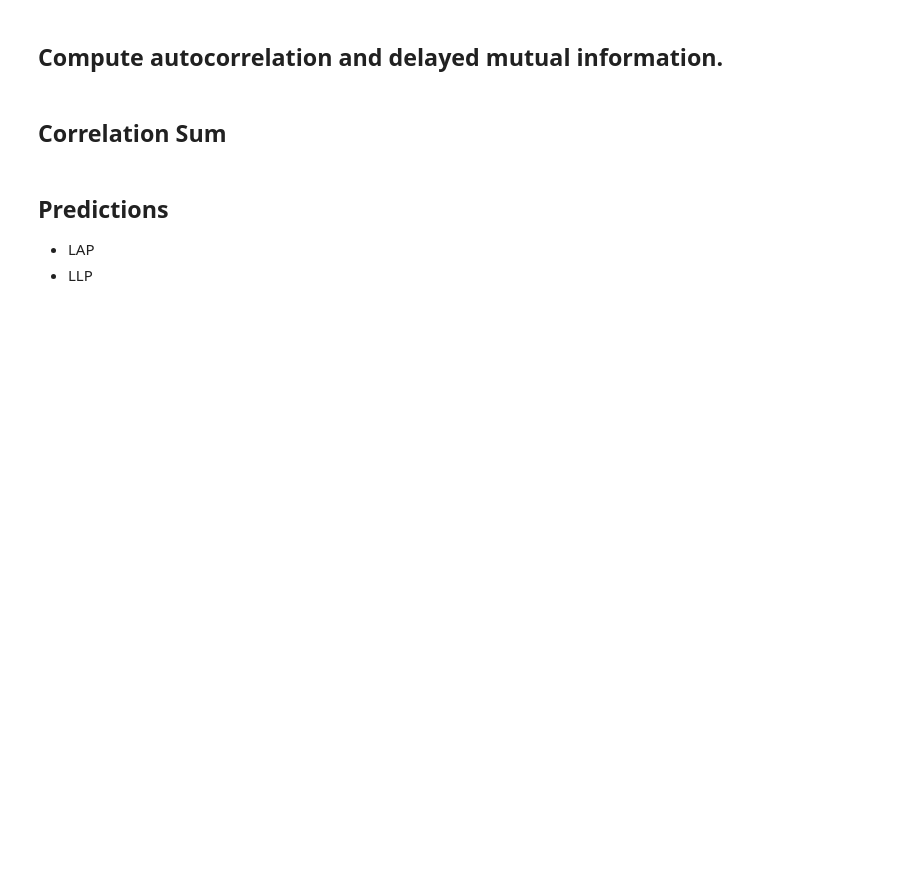
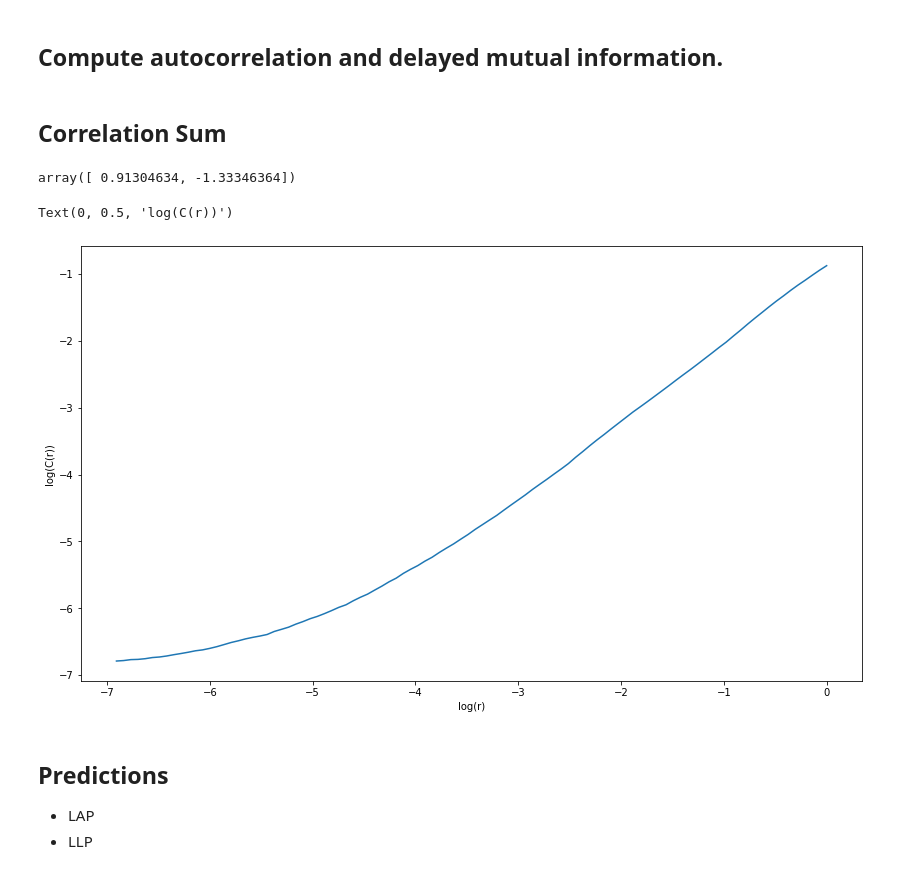
Before and after one commit to mpompin/TimeSeriesLab, a Jupyter notebook: NonLinearTimeSeriesAnalysis.ipynb, the cells around one changed output. Cells and saved outputs as stored; diff of their text form; code cells hidden in the pictures; blank space fills up the shorter version.

Commit message:
add nolds for corr dim estimation

```diff
--- a/NonLinearTimeSeriesAnalysis.ipynb
+++ b/NonLinearTimeSeriesAnalysis.ipynb
@@ -134,5 +111,23 @@ plt.semilogx(utils.gprange(0.001, 1.0, 100), 1.220 * np.ones(100),
              color='#000000')
 plt.show()
+# %%
+r = n_utils.gprange(0.001, 1.0, 100)
+corr_dim, debug_data = nolds.corr_dim(xM, emb_dim=2, rvals=r, debug_data=True)
+# %%
+rvals = debug_data[0] #values used for log(r)
+csums = debug_data[1] #the corresponding log(C(r))
+poly = debug_data[2] #line coefficients ([slope, intercept])
+# %% [output]
+array([ 0.91304634, -1.33346364])
+# %%
+fig = plt.figure(figsize=(14, 8))
+ax = fig.add_subplot(111)
+ax.plot(rvals, csums)
+ax.set_xlabel('log(r)')
+ax.set_ylabel('log(C(r))')
+# %% [output]
+Text(0, 0.5, 'log(C(r))')
+[figure, added]
 # %% [markdown]
 ## Predictions
 - LAP
```
Also changed, not shown: parts of 5 cells of this notebook.
